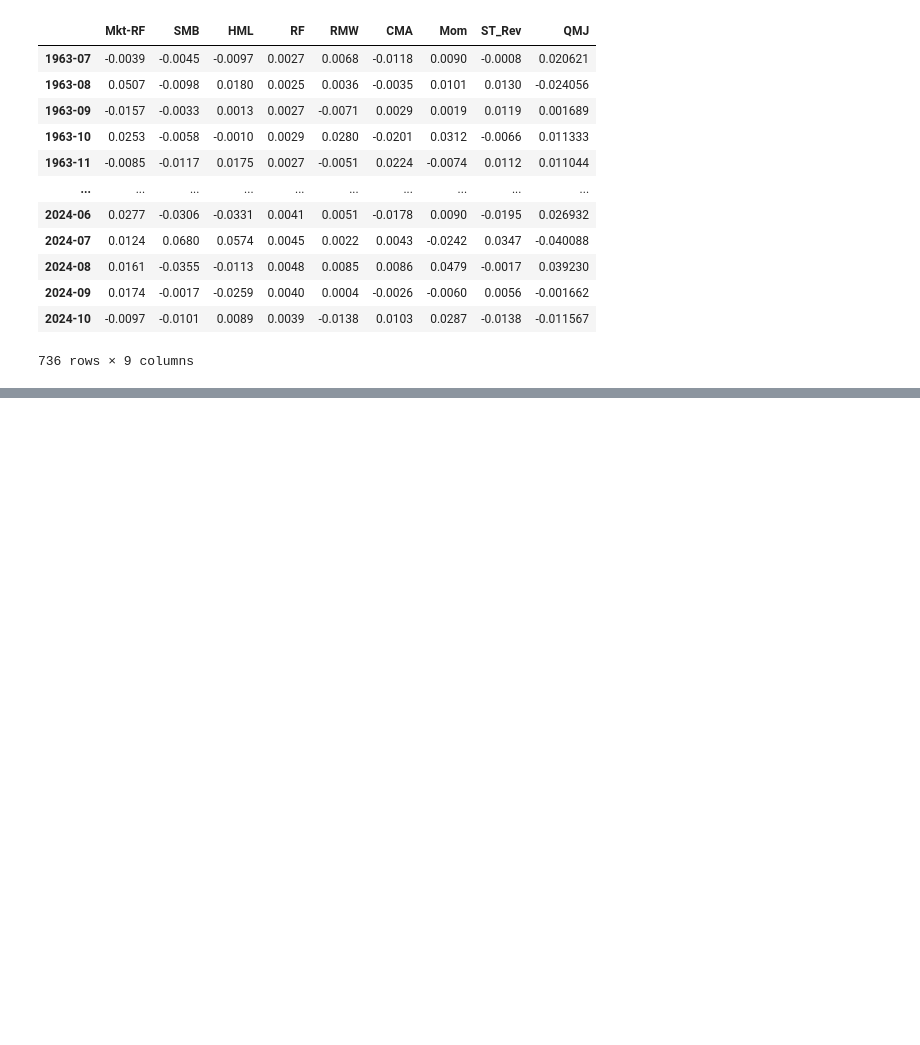
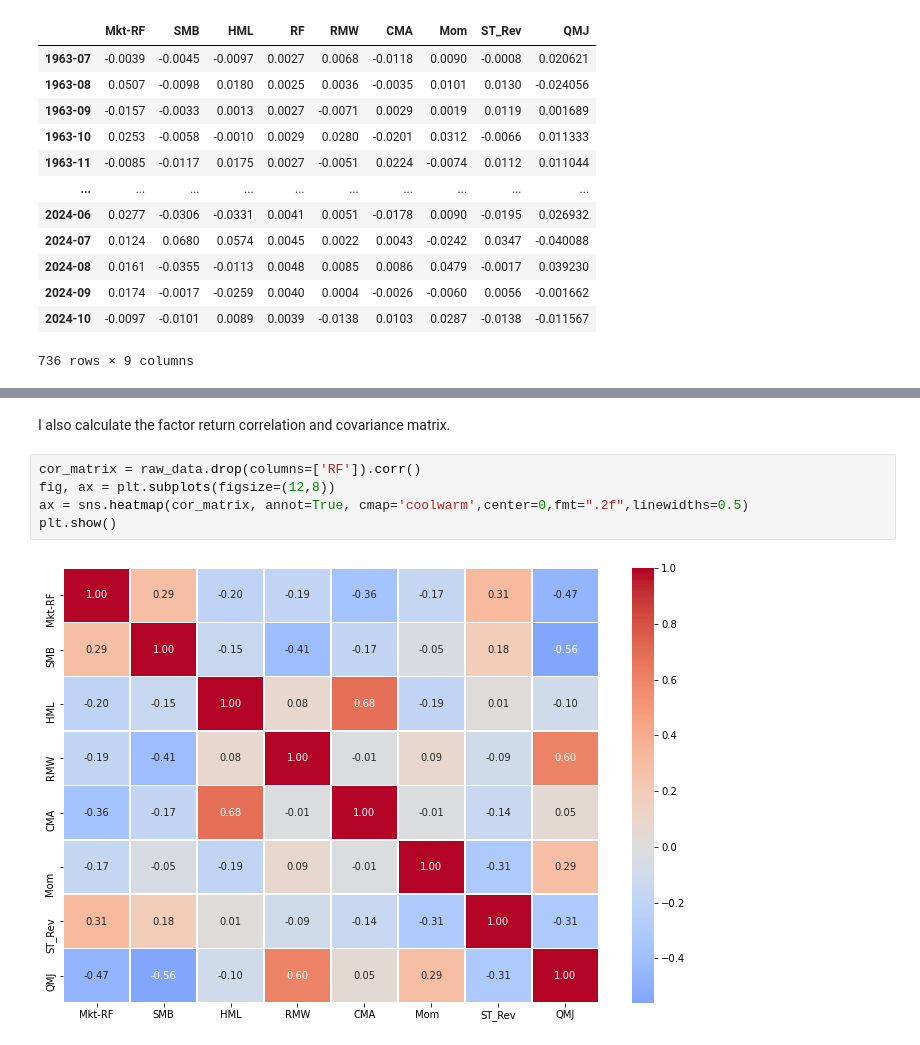
Before and after one commit to xiangyuli2021/factor_analysis, a Jupyter notebook: Factor_Analysis.ipynb, the cells around one changed output, grey strips where cells are left out. Cells and saved outputs as stored; diff of their text form; blank space fills up the shorter version.

Commit message:
Update correlation analysis

```diff
--- a/Factor_Analysis.ipynb
+++ b/Factor_Analysis.ipynb
@@ -136,0 +171,9 @@ raw_data
+# %% [markdown]
+I also calculate the factor return correlation and covariance matrix.
+# %%
+cor_matrix = raw_data.drop(columns=['RF']).corr()
+fig, ax = plt.subplots(figsize=(12,8))
+ax = sns.heatmap(cor_matrix, annot=True, cmap='coolwarm',center=0,fmt=".2f",linewidths=0.5)
+plt.show()
+# %% [output]
+[figure, added]
```
Also changed, not shown: parts of 8 cells of this notebook, 1 other file.
